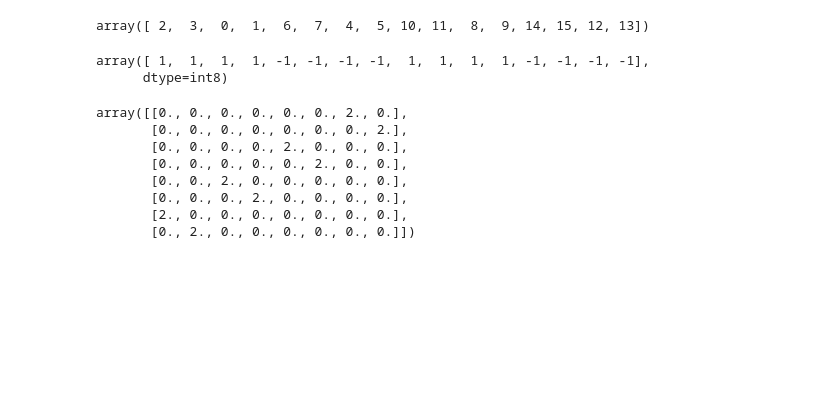
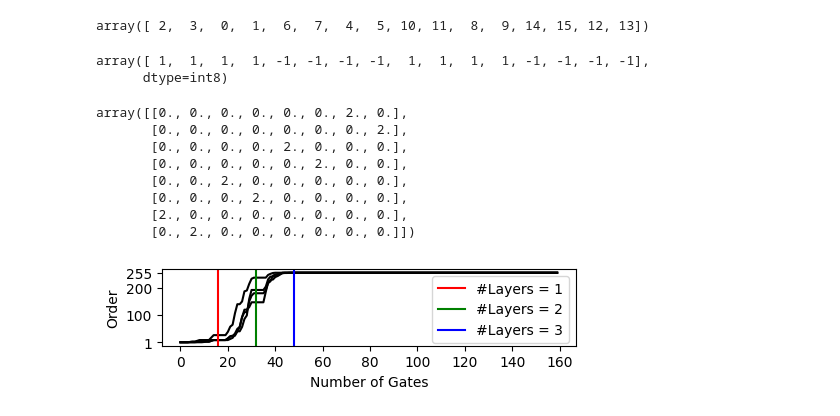
Before and after one commit to NAIST-Archlab/qimax-soft, a Jupyter notebook: test_pc.ipynb, the cells around one changed output. Drawn from its saved outputs; the diff is of its cells as text; code cells hidden in the pictures; blank space fills up the shorter version.

Commit message:
Update svg images

```diff
--- a/test_pc.ipynb
+++ b/test_pc.ipynb
@@ -44,0 +49,47 @@ array([[0., 0., 0., 0., 0., 0., 2., 0.],
+# %%
+import qiskit
+import numpy as np
+num_qubits = 4
+num_layers = 10
+orders = [[], [], [], []]
+from sojo.stabilizer import StabilizerGenerator
+stb = StabilizerGenerator(num_qubits)
+
+
+for _ in range(num_layers):
+	for i in range(num_qubits - 1):
+		stb.cx([i, i + 1])
+		for ii in range(num_qubits):
+			orders[ii].append(len(stb.stabilizers[ii].words.items()))
+	stb.cx([num_qubits - 1, 0])
+	for ii in range(num_qubits):
+		orders[ii].append(len(stb.stabilizers[ii].words.items()))
+
+	for i in range(num_qubits):
+		stb.rx(np.random.rand(), i)
+		for ii in range(num_qubits):
+			orders[ii].append(len(stb.stabilizers[ii].words.items()))
+
+		stb.ry(np.random.rand(), i)
+		for ii in range(num_qubits):
+			orders[ii].append(len(stb.stabilizers[ii].words.items()))
+		stb.rz(np.random.rand(), i)
+		for ii in range(num_qubits):
+			orders[ii].append(len(stb.stabilizers[ii].words.items()))
+
+import matplotlib.pyplot as plt
+
+plt.figure(figsize=(5, 1.5))
+for ii in range(num_qubits):
+	plt.plot(orders[ii], color = 'black')
+plt.axvline(x = 16, color = 'r', label = '#Layers = 1')
+plt.axvline(x = 32, color = 'g', label = '#Layers = 2')
+plt.axvline(x = 48, color = 'b', label = '#Layers = 3')
+plt.xlabel(rf'Number of Gates')
+plt.ylabel(rf'Order')
+plt.yticks([1,100, 200, 255])
+plt.legend()
+plt.tight_layout()
+plt.savefig('./images/stabilizer_order.pdf')
+# %% [output]
+[figure, added]
```
Also changed, not shown: parts of 5 cells of this notebook, 5 other files.
